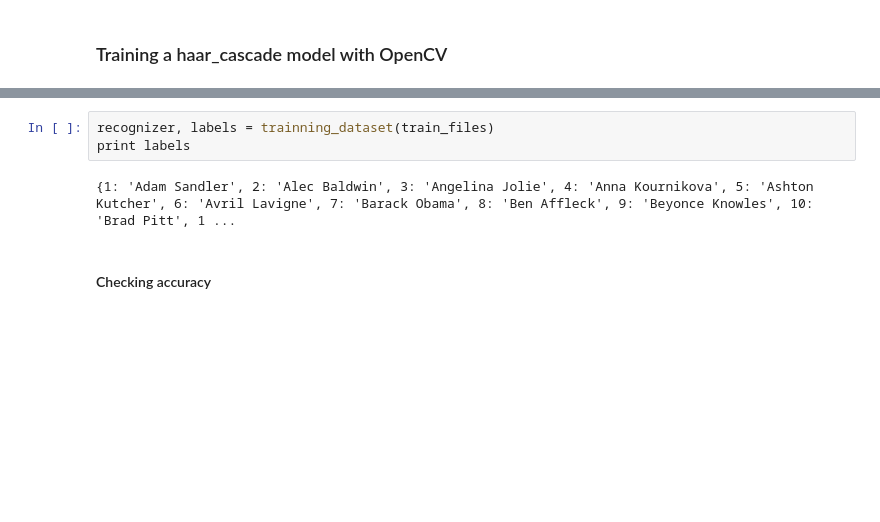
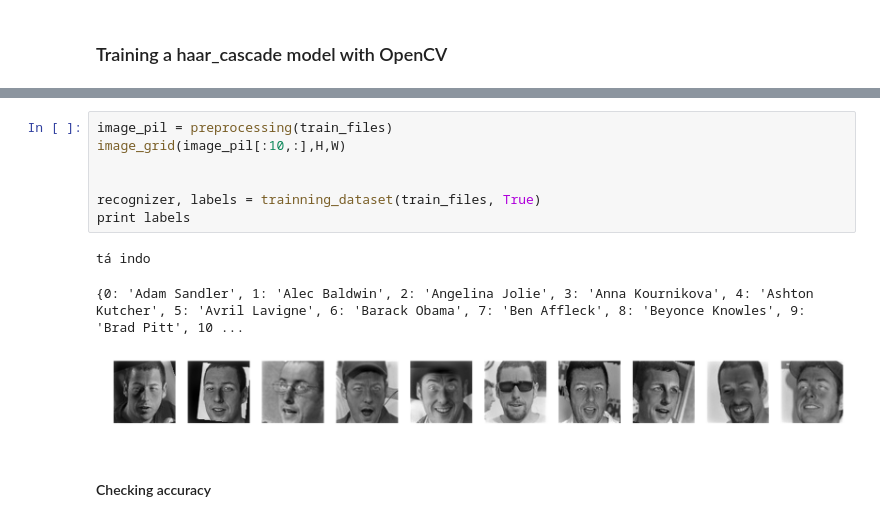
Before and after one commit to gutomcosta/who-is-in-the-photo, a Jupyter notebook: who-is-in-the-photo.ipynb, the cells around one changed output, grey strips where cells are left out. Saved outputs shown, nothing was run; the diff lists cells and outputs as text; blank space fills up the shorter version.

```diff
--- a/who-is-in-the-photo.ipynb
+++ b/who-is-in-the-photo.ipynb
@@ -375,8 +433,14 @@ def trainning_dataset(paths, detect_faces=False):
 # %%
-recognizer, labels = trainning_dataset(train_files)
+image_pil = preprocessing(train_files)
+image_grid(image_pil[:10,:],H,W)
+
+
+recognizer, labels = trainning_dataset(train_files, True)
 print labels
 # %% [output]
-{1: 'Adam Sandler', 2: 'Alec Baldwin', 3: 'Angelina Jolie', 4: 'Anna Kournikova', 5: 'Ashton Kutcher', 6: 'Avril Lavigne', 7: 'Barack Obama', 8: 'Ben Affleck', 9: 'Beyonce Knowles', 10: 'Brad Pitt', 1 ...
+tá indo
+{0: 'Adam Sandler', 1: 'Alec Baldwin', 2: 'Angelina Jolie', 3: 'Anna Kournikova', 4: 'Ashton Kutcher', 5: 'Avril Lavigne', 6: 'Barack Obama', 7: 'Ben Affleck', 8: 'Beyonce Knowles', 9: 'Brad Pitt', 10 ...
+[figure, added]
 # %% [markdown]
 #### Checking accuracy
 # %%
```
Also changed, not shown: parts of 24 cells of this notebook.
